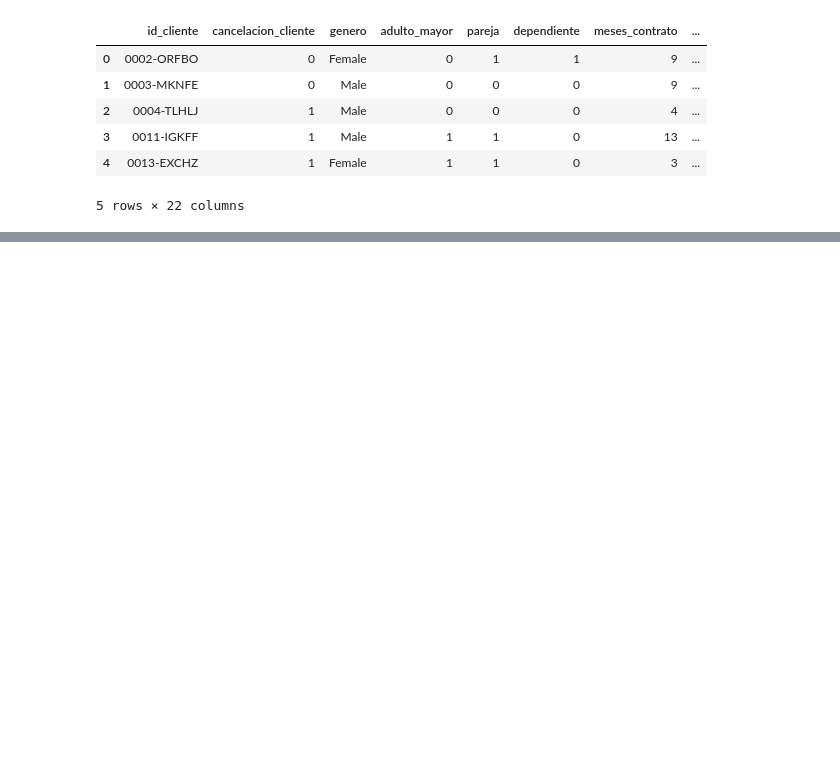
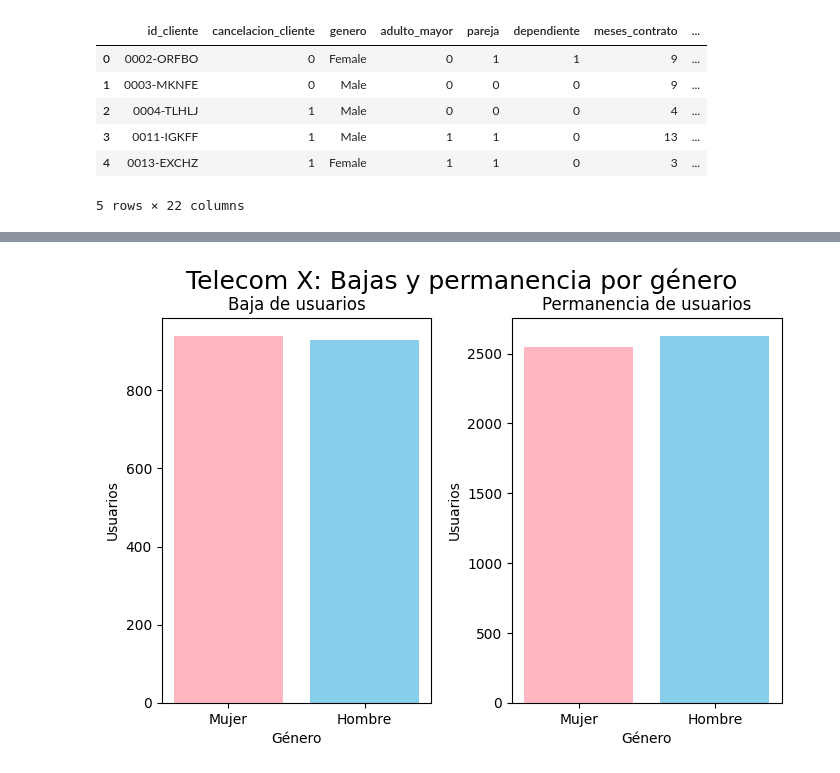
Before and after one commit to SebaDiezV/challenge_telecomX-alura, a Jupyter notebook: Challenge_TelecomX.ipynb, the cells around one changed output, grey strips where cells are left out. Cells and saved outputs as stored; diff of their text form; code cells hidden in the pictures; blank space fills up the shorter version.

```diff
--- a/Challenge_TelecomX.ipynb
+++ b/Challenge_TelecomX.ipynb
@@ -496,0 +561,3 @@ df_normalized.head()
+# %%
+por_genero = df_normalized[['cancelacion_cliente', 'genero']]
+por_genero['genero'].value_counts()
@@ -496,0 +570,6 @@ df_normalized.head()
+# %%
+baja_por_genero = por_genero[por_genero['cancelacion_cliente']==1]
+perm_por_genero = por_genero[por_genero['cancelacion_cliente']==0]
+baja_por_genero = baja_por_genero['genero'].value_counts()
+perm_por_genero = perm_por_genero['genero'].value_counts().sort_values()
+perm_por_genero
@@ -496,0 +590,24 @@ df_normalized.head()
+# %%
+fig,axs = plt.subplots(1,2, figsize=(8,5))
+fig.subplots_adjust(hspace=0.5, wspace=0.3)
+fig.suptitle('Telecom X: Bajas y permanencia por género', fontsize=18)
+
+axs[0].bar(baja_por_genero.index.astype(str) ,baja_por_genero.values,color=[ 'lightpink','skyblue'])
+axs[0].set_xlabel('Género')
+axs[0].set_ylabel('Usuarios')
+axs[0].set_xticks(['Female', 'Male'])
+axs[0].set_xticklabels(['Mujer', 'Hombre'])
+axs[0].set_title('Baja de usuarios')
+
+
+
+axs[1].bar(perm_por_genero.index.astype(str) ,perm_por_genero.values ,color=['lightpink','skyblue'])
+axs[1].set_xlabel('Género')
+axs[1].set_ylabel('Usuarios')
+axs[1].set_xticks(['Female', 'Male'])
+axs[1].set_xticklabels(['Mujer', 'Hombre'])
+axs[1].set_title('Permanencia de usuarios')
+
+plt.show()
+# %% [output]
+[figure, added]
```
Also changed, not shown: parts of 30 cells of this notebook.
